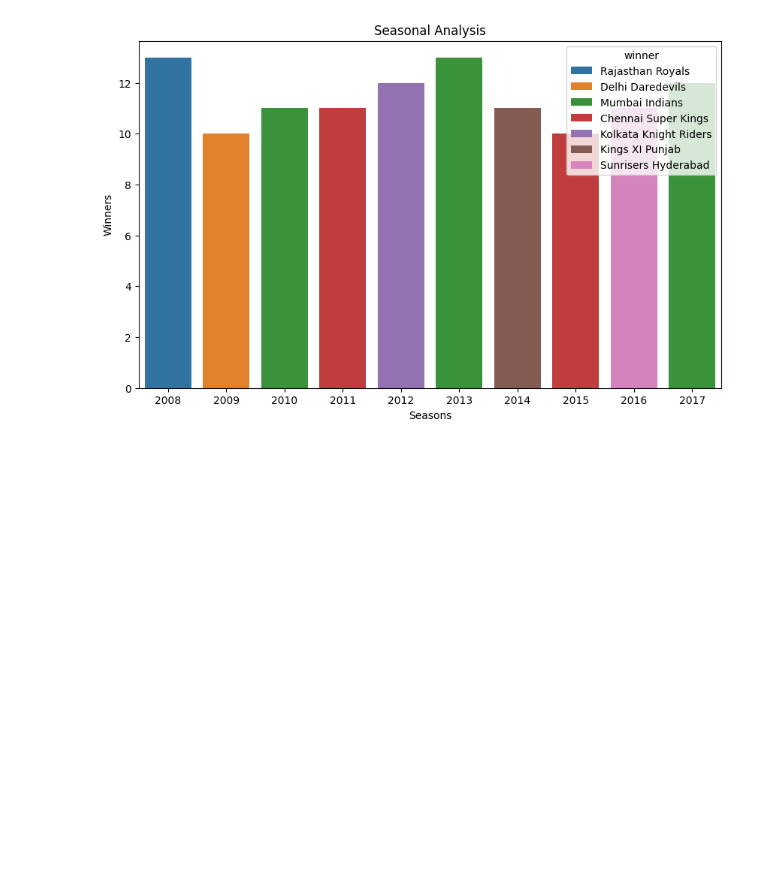
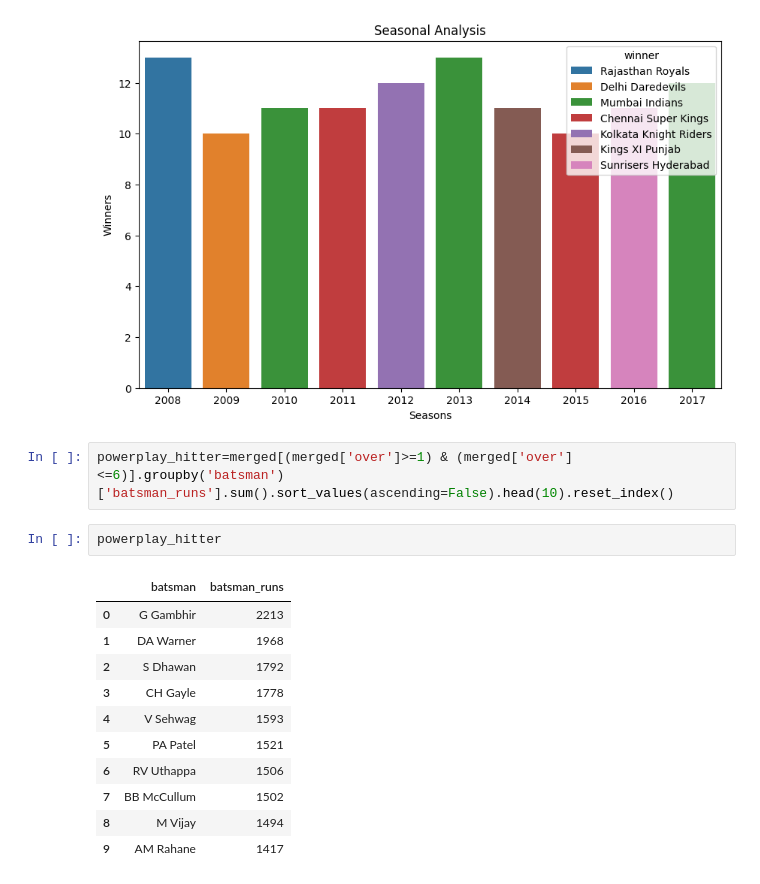
Before and after one commit to ajaykrixna/IPL_match-_analysis, a Jupyter notebook: IPL_analysis.ipynb, the cells around one changed output. Drawn from its saved outputs; the diff is of its cells as text; blank space fills up the shorter version.

```diff
--- a/IPL_analysis.ipynb
+++ b/IPL_analysis.ipynb
@@ -453,3 +453,19 @@ plt.ylabel("Winners")
 plt.show()
 # %% [output]
 [figure]
+# %%
+powerplay_hitter=merged[(merged['over']>=1) & (merged['over']<=6)].groupby('batsman')['batsman_runs'].sum().sort_values(ascending=False).head(10).reset_index()
+# %%
+powerplay_hitter
+# %% [output]
+|  | batsman | batsman_runs |
+| 0 | G Gambhir | 2213 |
+| 1 | DA Warner | 1968 |
+| 2 | S Dhawan | 1792 |
+| 3 | CH Gayle | 1778 |
+| 4 | V Sehwag | 1593 |
+| 5 | PA Patel | 1521 |
+| 6 | RV Uthappa | 1506 |
+| 7 | BB McCullum | 1502 |
+| 8 | M Vijay | 1494 |
+| 9 | AM Rahane | 1417 |
```
Also changed, not shown: parts of 1 cell of this notebook.
